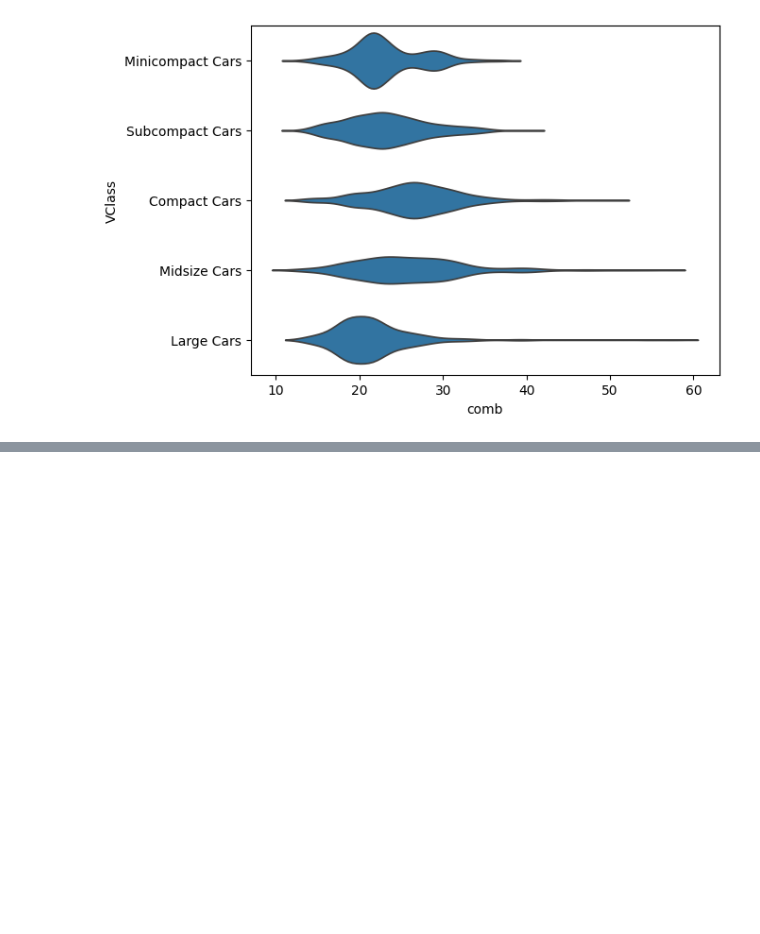
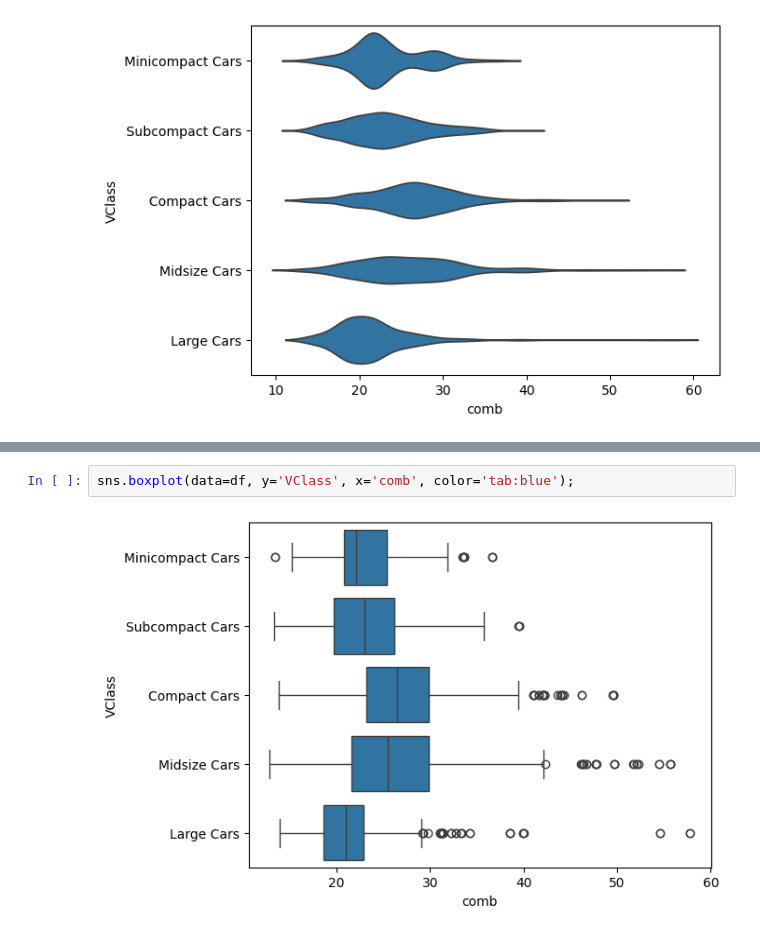
Before and after one commit to sondosaabed/Data-Visualization-with-Matplotlib-and-Seaborn, a Jupyter notebook: L4-Bivariate-Exploration-of-Data/L4-Bivariate-Exploration-of-Data.ipynb, the cells around one changed output, grey strips where cells are left out. Saved outputs shown, nothing was run; the diff lists cells and outputs as text; blank space fills up the shorter version.

```diff
--- a/L4-Bivariate-Exploration-of-Data/L4-Bivariate-Exploration-of-Data.ipynb
+++ b/L4-Bivariate-Exploration-of-Data/L4-Bivariate-Exploration-of-Data.ipynb
@@ -240,0 +272,4 @@ sns.violinplot(data=df, y='VClass', x='comb', color='tab:blue', inner=None);
+# %%
+sns.boxplot(data=df, y='VClass', x='comb', color='tab:blue');
+# %% [output]
+[figure, added]
```
Also changed, not shown: parts of 2 cells of this notebook.
